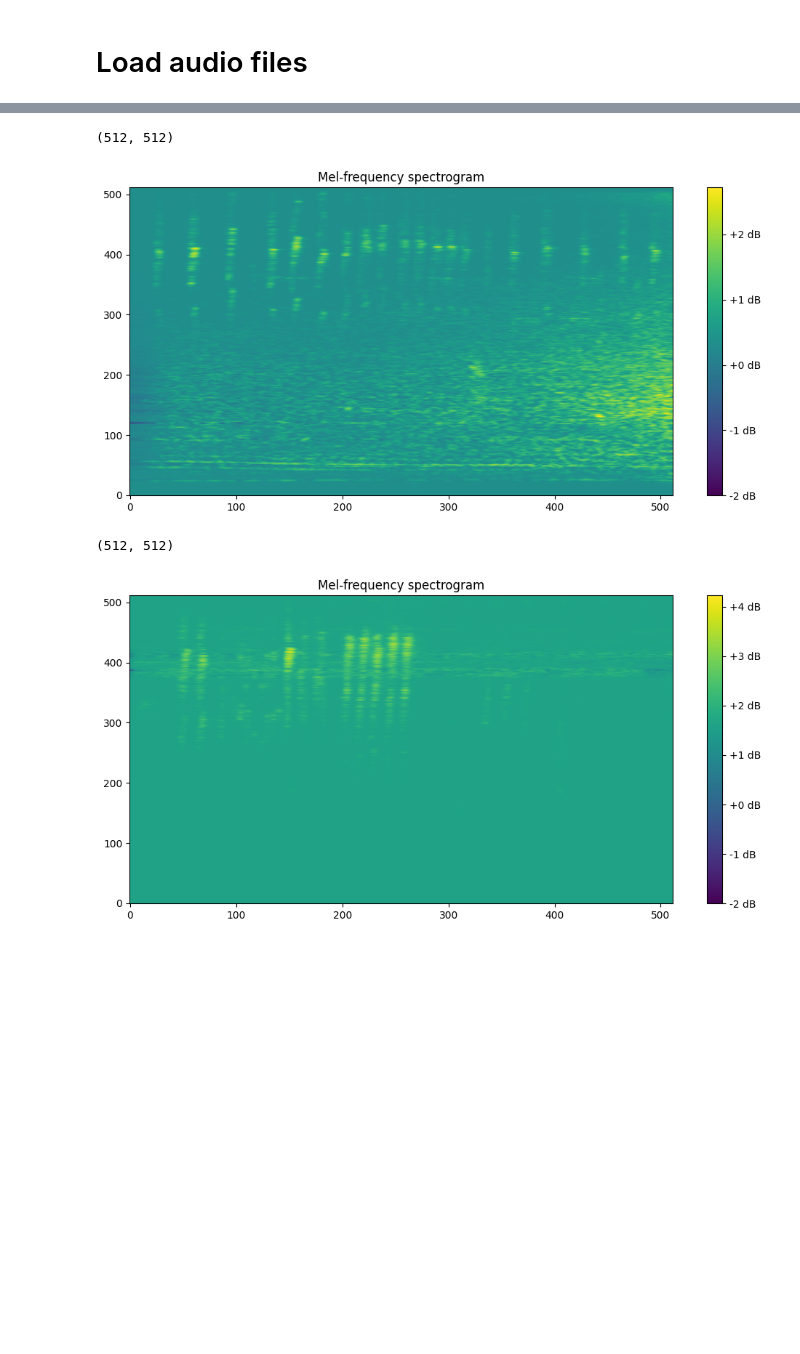
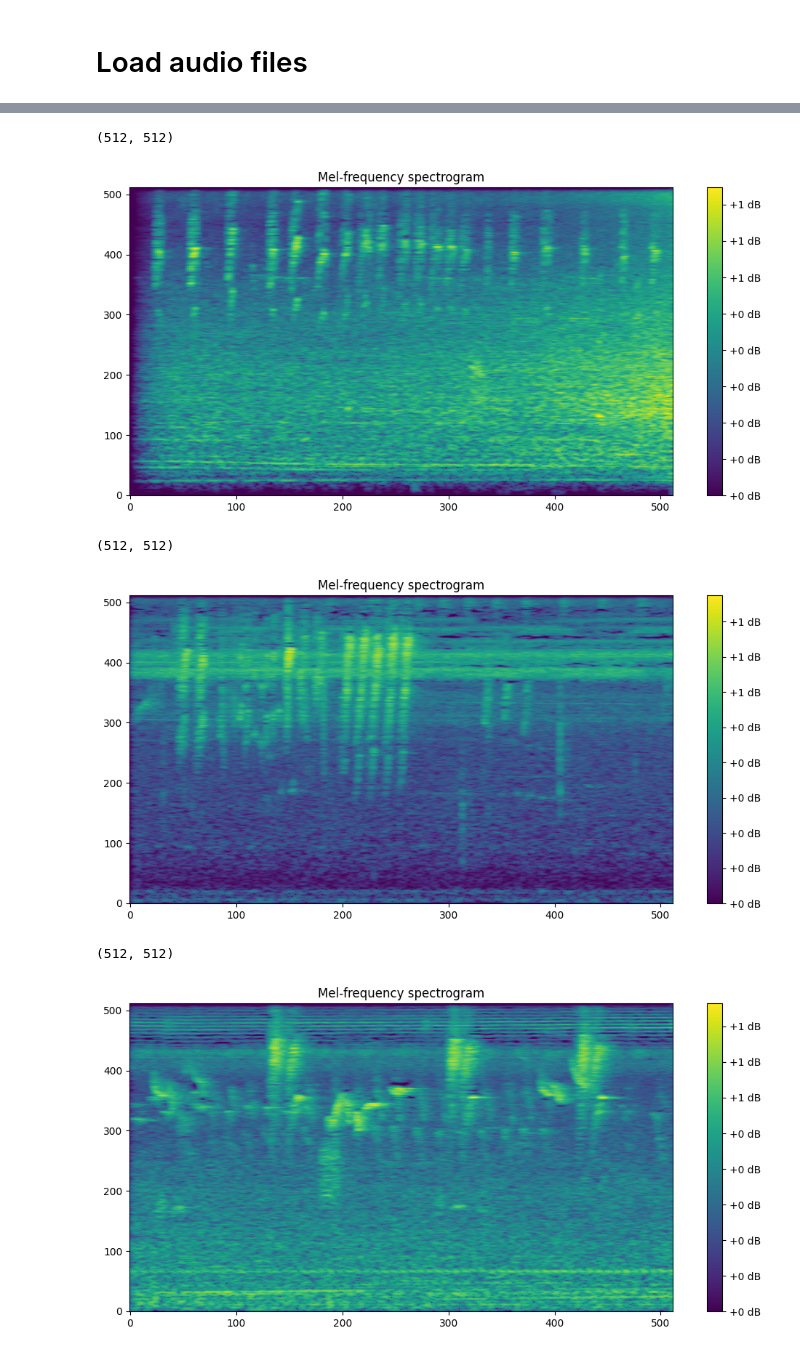
Before and after one commit to TeamEpochGithub/iv-q4-birdclef-2024, a Jupyter notebook: notebook/spec_noise_scales.ipynb, the cells around one changed output, grey strips where cells are left out. Cells and saved outputs as stored; diff of their text form; code cells hidden in the pictures; blank space fills up the shorter version.

Commit message:
add normalizer

```diff
--- a/notebook/spec_noise_scales.ipynb
+++ b/notebook/spec_noise_scales.ipynb
@@ -22,8 +22,10 @@ audio_files = audio_files[:min(N_MAX, len(audio_files))]
 # %%
 audio = dict()
 sr = 32000
+i = 0
 for audio_file in tqdm(audio_files):
-    audio[audio_file], _ = librosa.load(audio_file)
+    audio[audio_file] = librosa.load(audio_file)[0] * 10**i
+    i += 1
 # %%
 class SpecNormalizeMedian:
     def __init__(self):
@@ -70,12 +52,16 @@ class SpecNormalizeMedian:
         return x
 # %%
+from src.modules.training.datasets.to_2d.spec_normalize import SpecNormalize
+
 def make_spec(audio, sr, duration=5) -> np.array:
+    # print(audio.std())
+    audio = audio/audio.std()
     if len(audio) > sr * duration:
         audio = audio[:sr * duration]
     if len(audio) < sr * duration:
         audio = np.pad(audio, (0, sr * duration - len(audio)))
     # returns height x width
-    cls = Spec(spec=partial(torchaudio.transforms.MelSpectrogram), output_shape=(512,512), scale=SpecNormalizeMedian(), seqeunce_length=160000*1)
+    cls = Spec(spec=partial(torchaudio.transforms.MelSpectrogram), output_shape=(512,512), scale=SpecNormalize(eps=1), seqeunce_length=160000*1)
 
     # to tensor
     t = torch.tensor(audio)
@@ -99,7 +85,7 @@ def show(audio):
 
     plt.show()
 # %%
-for audio_file in audio_files[:3]:
+for audio_file in audio_files[:5]:
     show(audio[audio_file])
     Audio(audio[audio_file], rate=sr)
 # %% [output]
@@ -108,4 +94,6 @@ for audio_file in audio_files[:3]:
 (512, 512)
-[figure, old version]
+[figure, new version]
 (512, 512)
-[figure, old version]
+[figure, new version]
+(512, 512)
+[figure, added]
```
Also changed, not shown: parts of 2 cells of this notebook, 1 other file.
